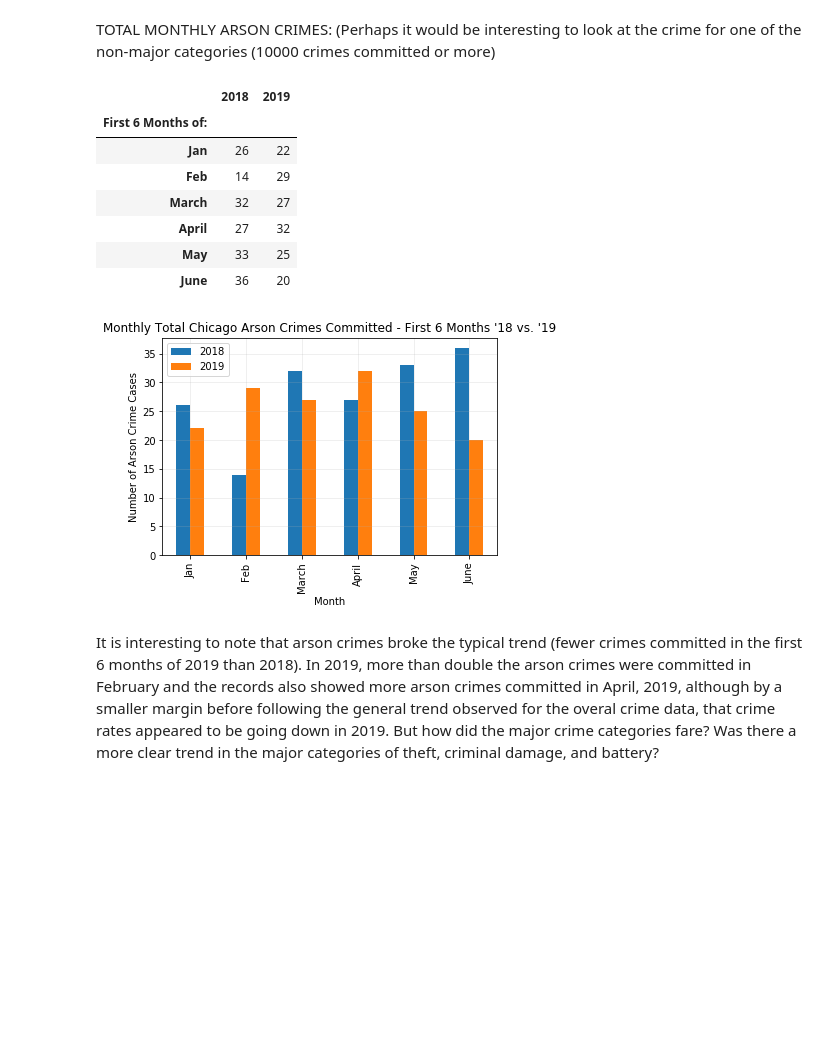
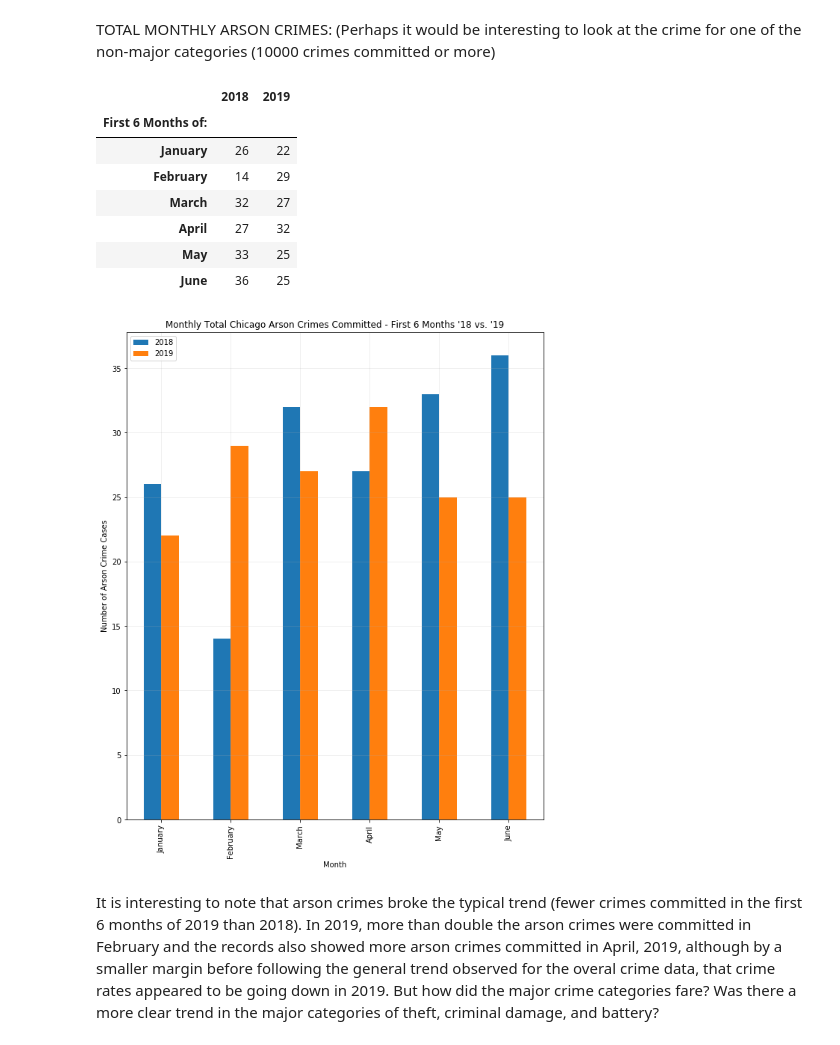
Before and after one commit to ELLowe/20190622_Group_1, a Jupyter notebook: esther_main.ipynb, the cells around one changed output. Saved outputs shown, nothing was run; the diff lists cells and outputs as text; code cells hidden in the pictures; blank space fills up the shorter version.

```diff
--- a/esther_main.ipynb
+++ b/esther_main.ipynb
@@ -508,8 +545,8 @@ monthly_sum_6mo_19_arson_df = pd.DataFrame(arson_19_tuples)
 
 monthly_sum_6mo_18_arson_df = monthly_sum_6mo_18_arson_df.rename(columns={0: "First 6 Months of:", 1: "2018"})
 monthly_sum_6mo_19_arson_df = monthly_sum_6mo_19_arson_df.rename(columns={0: "First 6 Months of:", 1: "2019"})
-monthly_sum_6mo_18_arson_df["First 6 Months of:"] = ["Jan","Feb","March","April","May","June"]
-monthly_sum_6mo_19_arson_df["First 6 Months of:"] = ["Jan","Feb","March","April","May","June"]
+monthly_sum_6mo_18_arson_df["First 6 Months of:"] = ["January","February","March","April","May","June"]
+monthly_sum_6mo_19_arson_df["First 6 Months of:"] = ["January","February","March","April","May","June"]
 
 monthly_sum_arson_6mo_df = pd.merge(monthly_sum_6mo_18_arson_df, monthly_sum_6mo_19_arson_df, how='outer', on = "First 6 Months of:")
 monthly_sum_arson_6mo_df = monthly_sum_arson_6mo_df.set_index('First 6 Months of:')
@@ -517,30 +554,32 @@ monthly_sum_arson_6mo_df
 # %% [output]
 |  | 2018 | 2019 |
 | First 6 Months of: |  |  |
-| Jan | 26 | 22 |
-| Feb | 14 | 29 |
+| January | 26 | 22 |
+| February | 14 | 29 |
 | March | 32 | 27 |
 | April | 27 | 32 |
 | May | 33 | 25 |
-| June | 36 | 20 |
+| June | 36 | 25 |
 # %%
 # USED AS AN EXAMPLE OF OTHER PLOTS THAT CAN BE GENERATED!
 # Graphing monthly sums for Arson in first 6 months 2018 & 2019:
 ay = monthly_sum_arson_6mo_df.plot.bar(rot=90)
 # Incorporate the other graph properties
 plt.title("Monthly Total Chicago Arson Crimes Committed - First 6 Months '18 vs. '19")
 plt.ylabel("Number of Arson Crime Cases")
 plt.xlabel("Month")
 plt.grid(alpha = 0.25)
 plt.xticks(rotation=90)
+fig = plt.gcf()
+fig.set_size_inches(10, 12)
 
 # Save the figure
-plt.savefig("Resources/Monthly Total Chicago Arson Crimes Committed - First 6 Months '18 vs '19.png")
+#plt.savefig("Images/Monthly Total Chicago Arson Crimes Committed - First 6 Months '18 vs '19.png")
 
 # Show plot
-Iplt.show()
+plt.show()
 # %% [output]
-[figure, old version]
+[figure, new version]
 # %% [markdown]
 It is interesting to note that arson crimes broke the typical trend (fewer crimes committed in the first 6 months of 2019 than 2018). In 2019, more than double the arson crimes were committed in February and the records also showed more arson crimes committed in April, 2019, although by a smaller margin before following the general trend observed for the overal crime data, that crime rates appeared to be going down in 2019. But how did the major crime categories fare? Was there a more clear trend in the major categories of theft, criminal damage, and battery?
 # %% [markdown]
```
Also changed, not shown: parts of 37 cells of this notebook, 34 other files.
